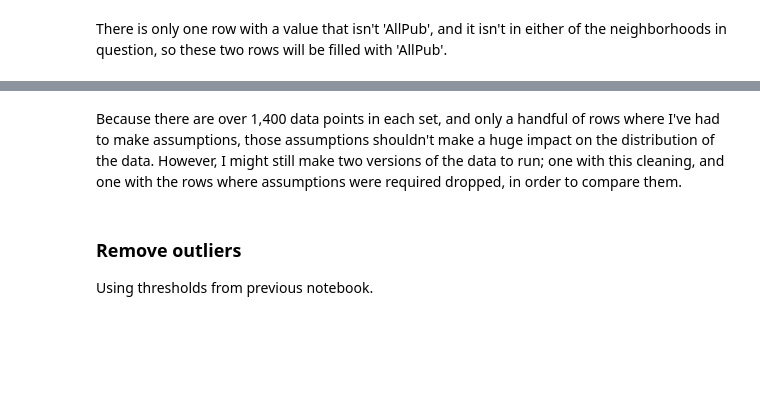
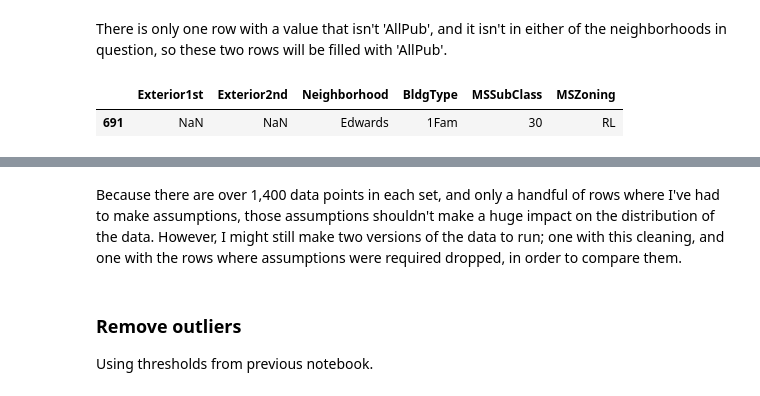
Before and after one commit to MeghanBarritt/kaggle-comp-housing-prices, a Jupyter notebook: Notebooks/2-Data_Cleaning.ipynb, the cells around one changed output, grey strips where cells are left out. Saved outputs shown, nothing was run; the diff lists cells and outputs as text; code cells hidden in the pictures; blank space fills up the shorter version.

```diff
--- a/Notebooks/2-Data_Cleaning.ipynb
+++ b/Notebooks/2-Data_Cleaning.ipynb
@@ -1183,3 +1183,8 @@ There is only one row with a value that isn't 'AllPub', and it isn't in either o
 # %%
 test_df.loc[455,'Utilities'] = 'AllPub'
 test_df.loc[485,'Utilities'] = 'AllPub'
+# %%
+test_df[test_df['Exterior1st'].isna()][['Exterior1st','Exterior2nd','Neighborhood','BldgType','MSSubClass','MSZoning']]
+# %% [output]
+|  | Exterior1st | Exterior2nd | Neighborhood | BldgType | MSSubClass | MSZoning |
+| 691 | NaN | NaN | Edwards | 1Fam | 30 | RL |
```
Also changed, not shown: parts of 20 cells of this notebook.
